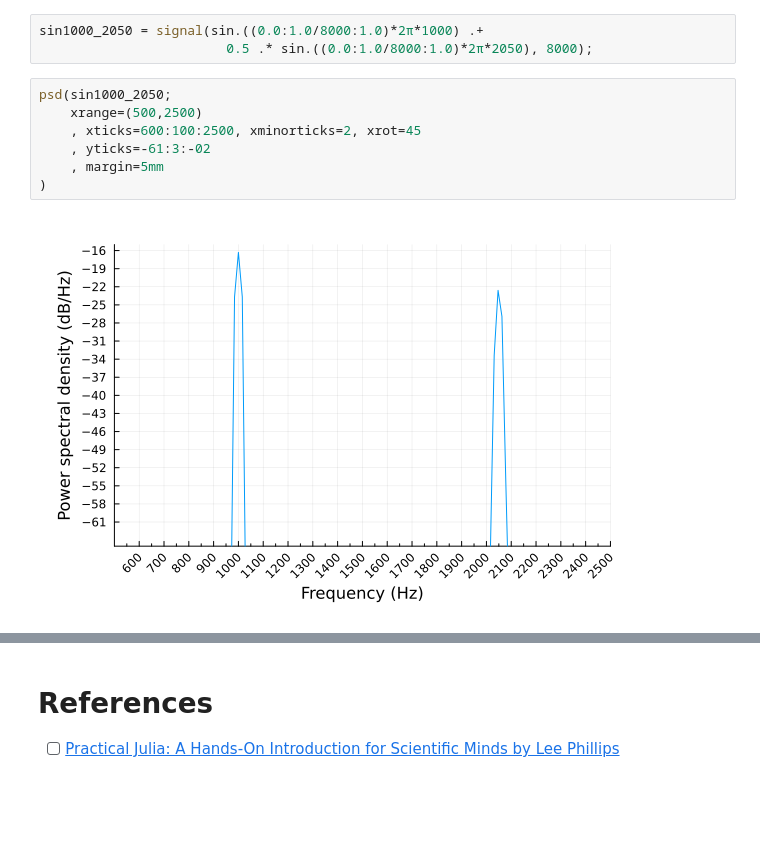
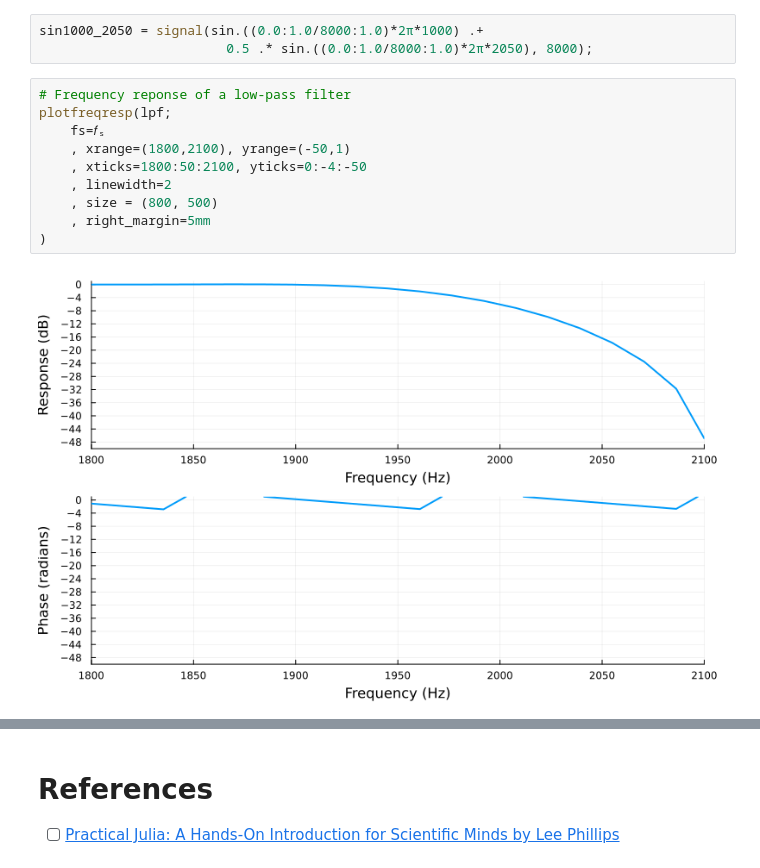
Before and after one commit to setrar/SSP, a Jupyter notebook: Homeworks/tp1/signal.ipynb, the cells around one changed output, grey strips where cells are left out. Drawn from its saved outputs; the diff is of its cells as text; blank space fills up the shorter version.

```diff
--- a/Homeworks/tp1/signal.ipynb
+++ b/Homeworks/tp1/signal.ipynb
@@ -103,12 +103,15 @@ savefig(sp1, "images/sp1.png");
 # %%
 sin1000_2050 = signal(sin.((0.0:1.0/8000:1.0)*2π*1000) .+
                         0.5 .* sin.((0.0:1.0/8000:1.0)*2π*2050), 8000);
-# %%
-psd(sin1000_2050;
-    xrange=(500,2500)
-    , xticks=600:100:2500, xminorticks=2, xrot=45
-    , yticks=-61:3:-02
-    , margin=5mm
-)
-# %% [output]
-[figure, removed]
+# %%
+# Frequency reponse of a low-pass filter
+plotfreqresp(lpf;
+    fs=𝑓ₛ
+    , xrange=(1800,2100), yrange=(-50,1)
+    , xticks=1800:50:2100, yticks=0:-4:-50
+    , linewidth=2
+    , size = (800, 500)
+    , right_margin=5mm
+)
+# %% [output]
+[figure, added]
```
Also changed, not shown: parts of 5 cells of this notebook, 2 other files.
